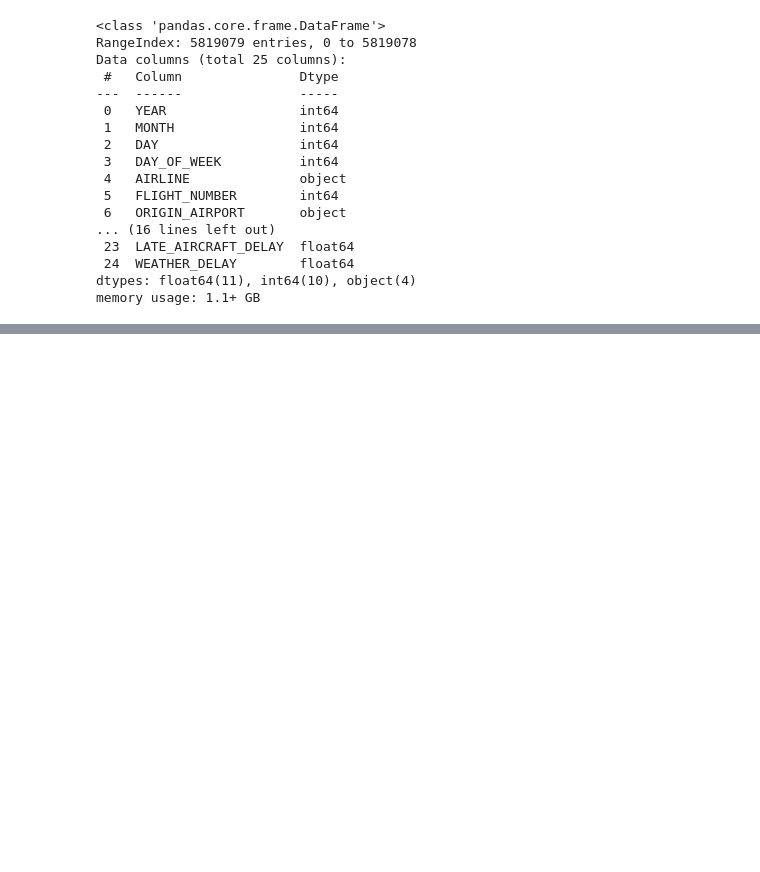
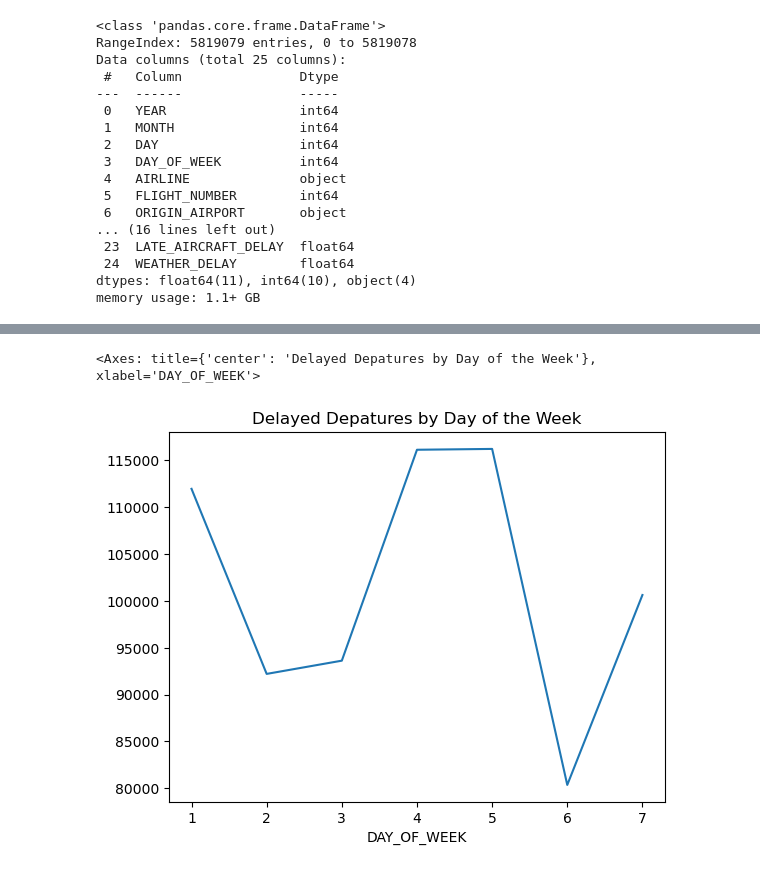
Before and after one commit to dmusili/airlineproject1, a Jupyter notebook: januarytoapril.ipynb, the cells around one changed output, grey strips where cells are left out. Drawn from its saved outputs; the diff is of its cells as text; code cells hidden in the pictures; blank space fills up the shorter version.

Commit message:
Added visualizations

```diff
--- a/januarytoapril.ipynb
+++ b/januarytoapril.ipynb
@@ -39,7 +51,7 @@ dtypes: float64(16), int64(10), object(5)
 memory usage: 1.3+ GB
 # %%
 #drop unneeded columns
-airline_data_dropped_df=airline_data_df.drop(columns=['TAIL_NUMBER', 'WHEELS_ON', 'WHEELS_OFF', 'TAXI_IN','TAXI_OUT', 'AIR_TIME'])
+airline_data_dropped_df=flights_df.drop(columns=['TAIL_NUMBER', 'WHEELS_ON', 'WHEELS_OFF', 'TAXI_IN','TAXI_OUT', 'AIR_TIME'])
 # %%
 airline_data_dropped_df.info()
 # %% [output]
@@ -66,4 +78,22 @@ airline_data_dropped_df['DATE'] = pd.to_datetime(airline_data_dropped_df[['YEAR'
 
 #drop the individual year, month and day columns
 airline_data_dropped_df = airline_data_dropped_df.drop(['YEAR', 'MONTH', 'DAY'], axis=1)
+# %%
+#function to determine if flight was on time or delayed
+def delay_status(arrival_depature_time):
+    flight_status=''
+    if arrival_depature_time  > 0:
+        # Extract 'name' and 'value'
+        flight_status='DELAYED'
+    else:
+        flight_status='ON_TIME'
+
+    return flight_status
+
+#assign depature flight status (delayed or ontime) to new column
+airline_data_dropped_df['DEPATURE_DELAY_STATUS']=airline_data_dropped_df['DEPARTURE_DELAY'].apply(delay_status)
+
+
+#assign arrival flight status (delayed or ontime) to new column
+airline_data_dropped_df['ARRIVAL_DELAY_STATUS']=airline_data_dropped_df['ARRIVAL_DELAY'].apply(delay_status)
 # %%
@@ -107,3 +115,5 @@ first_quarter_df.describe()
+# %%
+first_quarter_df=first_quarter_df.rename(columns={"AIRLINE": "AIRLINE_CODE"})
 # %%
 #determine the number of nulls per column
 first_quarter_df.isnull().sum()
@@ -160,0 +158,18 @@ departure_delays_by_airline=pd.DataFrame(first_quarter_df.groupby('AIRLINE').fil
+# %%
+#get all the delayed depatures
+delayed_depatures=first_quarter_df[first_quarter_df['DEPATURE_DELAY_STATUS']=='DELAYED']
+
+#get day of the week for all delayed depatures
+day_of_week_depature_df=pd.DataFrame(delayed_depatures[["DAY_OF_WEEK"]])
+
+#count all delayed depatures and group them by day of the week
+depatures_day_of_week_delays_df=pd.DataFrame(day_of_week_depature_df.groupby(['DAY_OF_WEEK']).value_counts())
+
+#reset index
+depatures_day_of_week_delays_df=depatures_day_of_week_delays_df.reset_index('DAY_OF_WEEK')
+
+#do a line plot for all the delayed depatures by the day of the week
+depatures_day_of_week_delays_df.set_index('DAY_OF_WEEK')['count'].plot(title='Delayed Depatures by Day of the Week')
+# %% [output]
+<Axes: title={'center': 'Delayed Depatures by Day of the Week'}, xlabel='DAY_OF_WEEK'>
+[figure, added]
```
Also changed, not shown: parts of 26 cells of this notebook.
